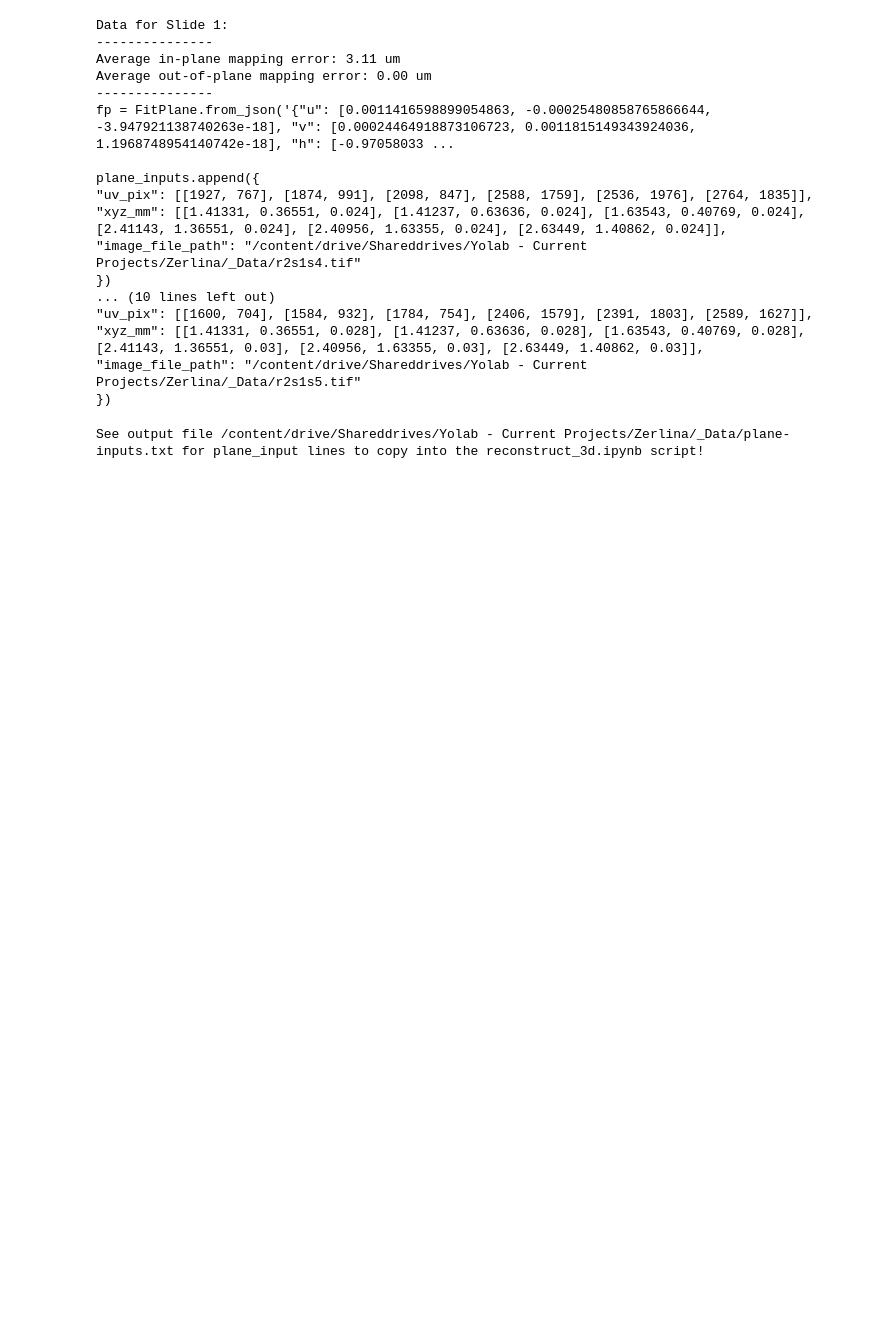
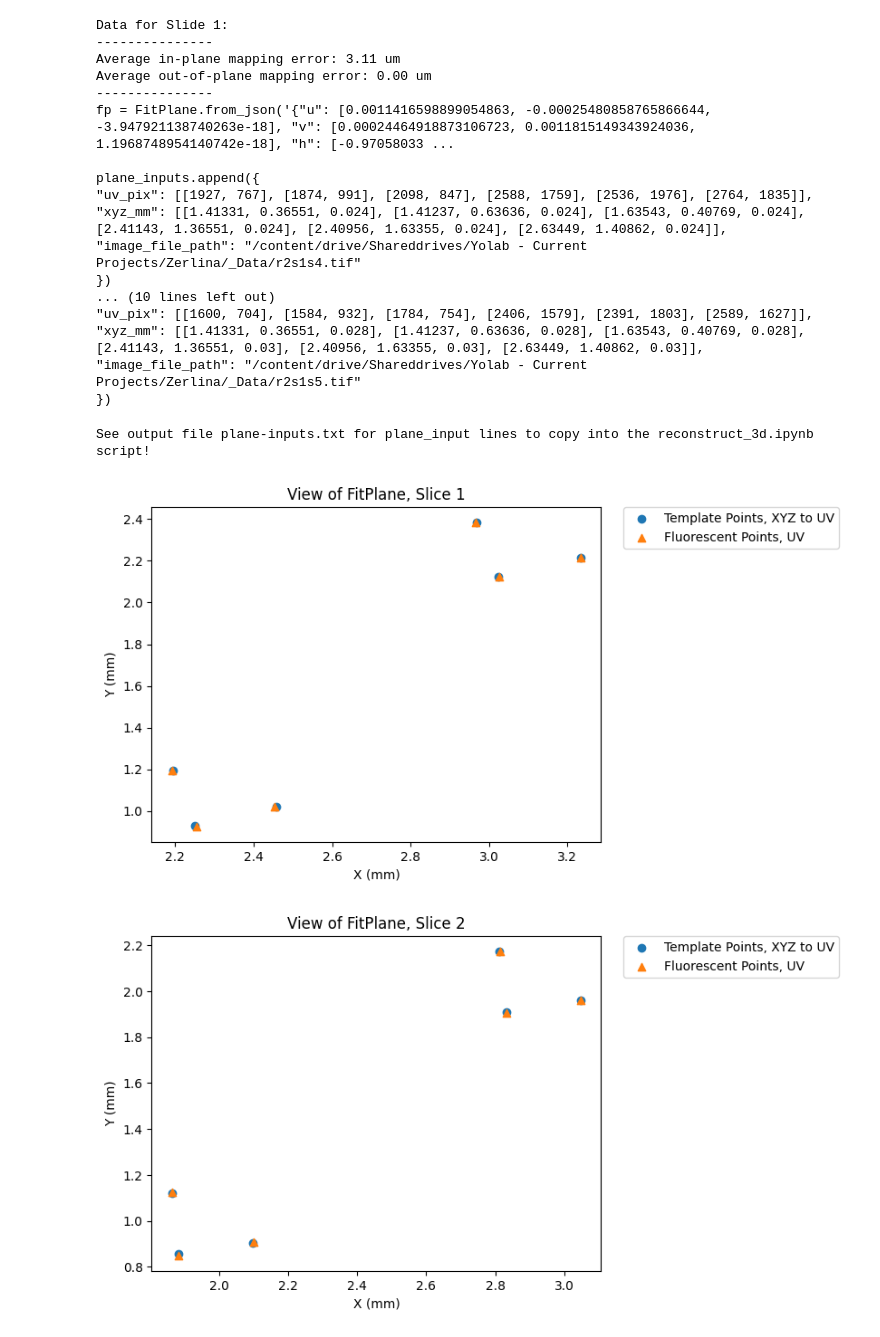
Before and after one commit to WinetraubLab/coregister-xy, a Jupyter notebook: large_template_coregister_xy.ipynb, the cells around one changed output. Cells and saved outputs as stored; diff of their text form; code cells hidden in the pictures; blank space fills up the shorter version.

Commit message:
add plot to visualize alignment error

```diff
--- a/large_template_coregister_xy.ipynb
+++ b/large_template_coregister_xy.ipynb
@@ -19,10 +19,10 @@ drive.mount('/content/drive/')
 # um_per_px = 5
 
 # Units: px
-fluorescent_csv_path = "/coregister-xy/data/fluorescent-points.csv" # @param {type:"string"}
+fluorescent_csv_path = "coregister-xy/data/fluorescent-points.csv" # @param {type:"string"}
 
 # Units: mm
-template_csv_path = "/coregister-xy/data/template-points.csv" # @param {type:"string"}
+template_csv_path = "coregister-xy/data/template-points.csv" # @param {type:"string"}
 
 # This is the file where the plane_input.append() lines to copy paste into reconstruct_3d.ipynb will be written to
 # Change as desired
@@ -55,6 +55,7 @@ Resolving deltas: 100% (579/579), done.
 /content/coregister-xy
 /content
 # %%
+# @title Compute mapping between fluorescent and template points
 df = pd.read_csv(fluorescent_csv_path)
 df_template = pd.read_csv(template_csv_path)
 
@@ -74,12 +75,18 @@ for idx, row in df[df['fluorescent_image_path'].notna()].iterrows():
 template_centers_xy = [(row['X'], row['Y']) for _, row in df_template.iterrows()]
 
 fps = []
+template_centers_xyz_all_planes = []
+template_centers_uv_all_planes = []
+slide_idx = []
 
 with open(output_file_path, "w") as outf:
   for idx in template_centers_uvz:
     z = np.array(template_centers_uvz[idx])[:,2] / 1000
     template_centers_uv = np.array(template_centers_uvz[idx])[:,:2]
     template_centers_xyz = np.hstack([np.array(template_centers_xy), z.reshape(-1, 1)])
+    template_centers_xyz_all_planes.append(template_centers_xyz)
+    template_centers_uv_all_planes.append(template_centers_uv)
+    slide_idx.append(idx)
 
     fp = FitPlane.from_template_centers(template_centers_uv, template_centers_xyz, print_inputs = False)
     fps.append(fp)
@@ -121,4 +128,21 @@ plane_inputs.append({
 outf.close()
 print(f"See output file {output_file_path} for plane_input lines to copy into the reconstruct_3d.ipynb script!")
 # %% [output]
-See output file /content/drive/Shareddrives/Yolab - Current Projects/Zerlina/_Data/plane-inputs.txt for plane_input lines to copy into the reconstruct_3d.ipynb script!
+See output file plane-inputs.txt for plane_input lines to copy into the reconstruct_3d.ipynb script!
+# %%
+# Plot, in um
+for idx, slide_num in enumerate(slide_idx):
+  template_centers_xyz = template_centers_xyz_all_planes[idx]
+  template_centers_uv = template_centers_uv_all_planes[idx]
+  fp = fps[idx]
+  a = np.array([fp.get_uv_from_xyz(t) for t in template_centers_xyz])
+  plt.scatter(a[:,0] * fp.u_norm_mm(), a[:,1] * fp.v_norm_mm(), label="Template Points, XYZ to UV")
+  plt.scatter(template_centers_uv[:, 0] * fp.u_norm_mm(), template_centers_uv[:, 1] * fp.v_norm_mm(), label="Fluorescent Points, UV",marker='^')
+  plt.legend(bbox_to_anchor=(1.05, 1), loc='upper left', borderaxespad=0.)
+  plt.xlabel("X (mm)")
+  plt.ylabel("Y (mm)")
+  plt.title(f"View of FitPlane, Slice {slide_num}")
+  plt.show()
+# %% [output]
+[figure, added]
+[figure, added]
```
Also changed, not shown: parts of 1 cell of this notebook.
